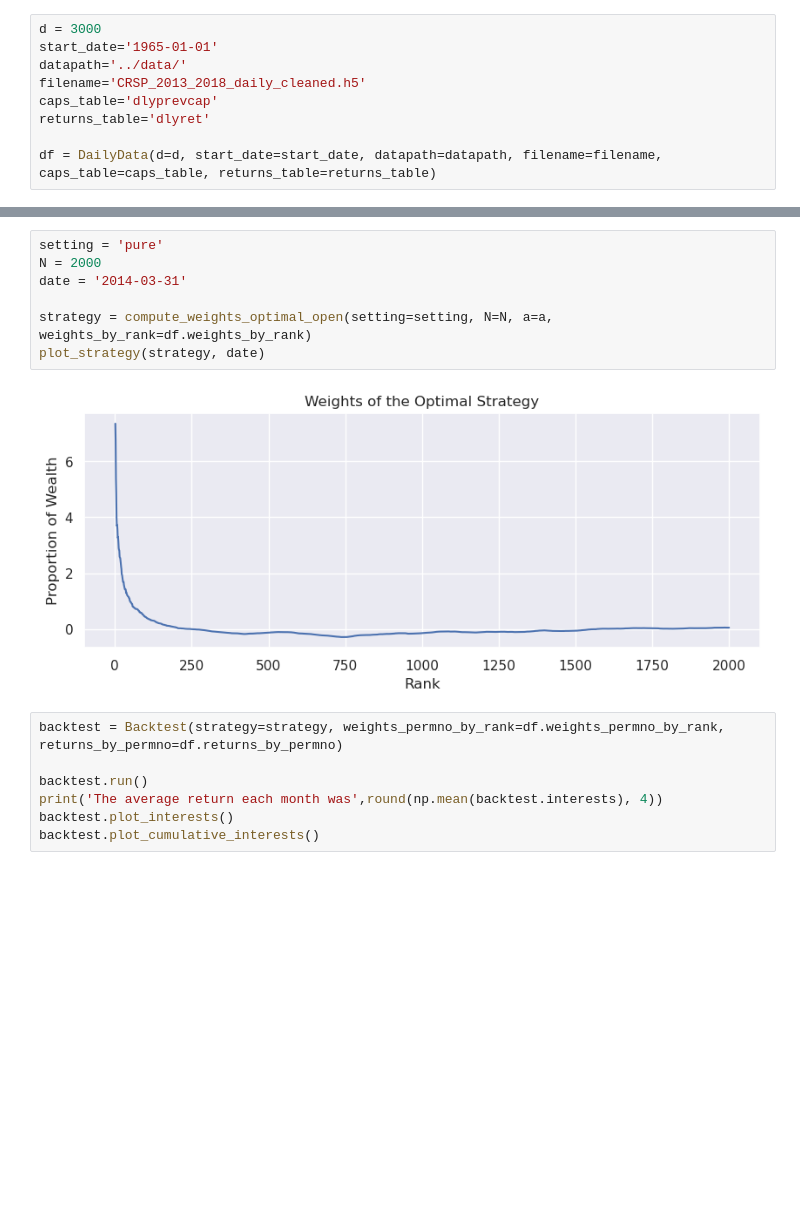
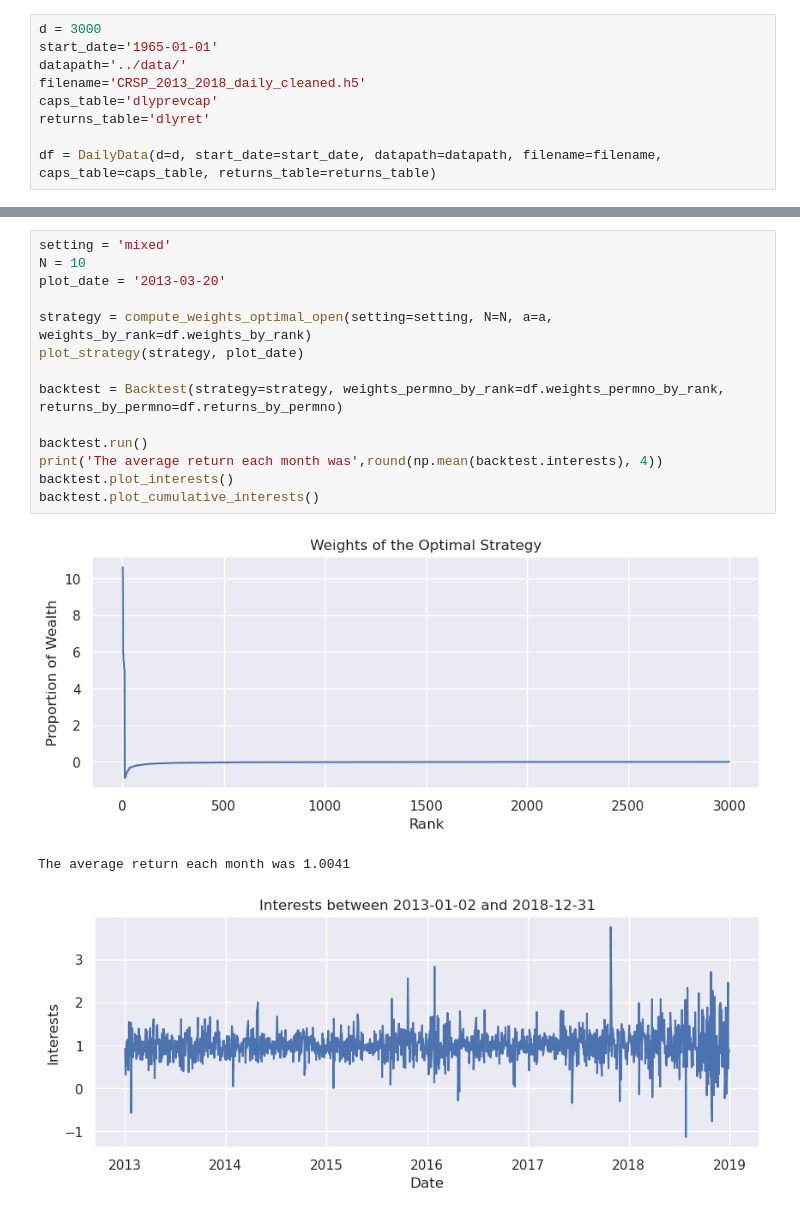
Before and after one commit to pedrou2000/mathematical_finance, a Jupyter notebook: 2-notebooks/2-backtest_daily.ipynb, the cells around one changed output, grey strips where cells are left out. Cells and saved outputs as stored; diff of their text form; blank space fills up the shorter version.

```diff
--- a/2-notebooks/2-backtest_daily.ipynb
+++ b/2-notebooks/2-backtest_daily.ipynb
@@ -39,16 +39,18 @@ plot_a(a)
-# %%
-setting = 'pure'
-N = 2000
-date = '2014-03-31'
-
-strategy = compute_weights_optimal_open(setting=setting, N=N, a=a, weights_by_rank=df.weights_by_rank)
-plot_strategy(strategy, date)
-# %% [output]
-[figure, removed]
 # %%
+setting = 'mixed'
+N = 10
+plot_date = '2013-03-20'
+
+strategy = compute_weights_optimal_open(setting=setting, N=N, a=a, weights_by_rank=df.weights_by_rank)
+plot_strategy(strategy, plot_date)
+
 backtest = Backtest(strategy=strategy, weights_permno_by_rank=df.weights_permno_by_rank, returns_by_permno=df.returns_by_permno)
 
 backtest.run()
 print('The average return each month was',round(np.mean(backtest.interests), 4))
 backtest.plot_interests()
 backtest.plot_cumulative_interests()
+# %% [output]
+[figure, added]
+The average return each month was 1.0041
+[figure, added]
```
Also changed, not shown: parts of 2 cells of this notebook, 1 other file.
